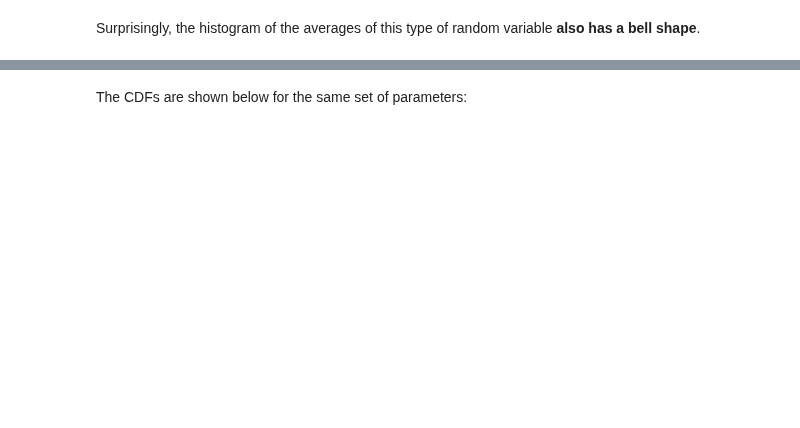
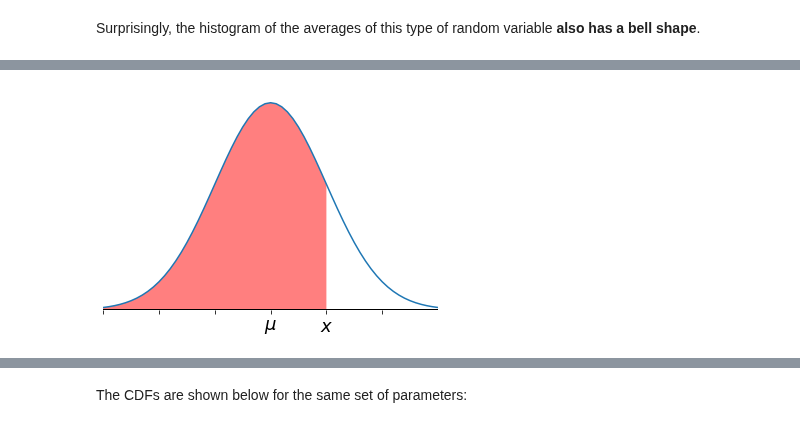
Before and after one commit to datalayer-courses/foundations-of-data-science-with-python, a Jupyter notebook: 08-random-variables/important-continuous-rvs.ipynb, the cells around one changed output, grey strips where cells are left out. Saved outputs shown, nothing was run; the diff lists cells and outputs as text; code cells hidden in the pictures; blank space fills up the shorter version.

```diff
--- a/08-random-variables/important-continuous-rvs.ipynb
+++ b/08-random-variables/important-continuous-rvs.ipynb
@@ -323,0 +371,29 @@ In this book, I will assume that you have access to a computer and SciPy.stats,
+# %%
+import matplotlib.ticker as mticker
+
+fig = plt.figure()
+N1 = stats.norm(0, 1)
+x = np.arange(-3, 3.1, 0.1)
+y = N1.pdf(x)
+
+ax = fig.add_subplot(111)
+x2 = np.arange(-3, 1.1, 0.1)
+y2 = N1.pdf(x2)
+plt.fill_between(x2, 0, y2, facecolor="red", alpha=0.5)
+# ax.axes.xaxis.set_ticklabels(['','','$b$','$\mu$','',''],fontsize=18)
+# ticks_loc = ax.get_yticks().tolist()
+# ax.yaxis.set_major_locator(mticker.FixedLocator(ticks_loc))
+ax.set_xticks(np.arange(-3, 3, 1))
+ax.set_xticklabels(["", "", "", "$\mu$", "$x$", ""], fontsize=18)
+ax.set_frame_on(False)
+ax.axes.get_yaxis().set_visible(False)
+ax.plot(x, y)
+plt.xlim([-3, 3])
+xmin, xmax = ax.get_xaxis().get_view_interval()
+ymin, ymax = ax.get_yaxis().get_view_interval()
+ymin=0
+plt.ylim(ymin, ymax)
+ax.add_artist(plt.Line2D((xmin, xmax), (ymin, ymin), color="black", linewidth=2))
+ax.get_xaxis().tick_bottom()
+# %% [output]
+[figure, added]
```
Also changed, not shown: parts of 76 cells of this notebook, 1 other file.
